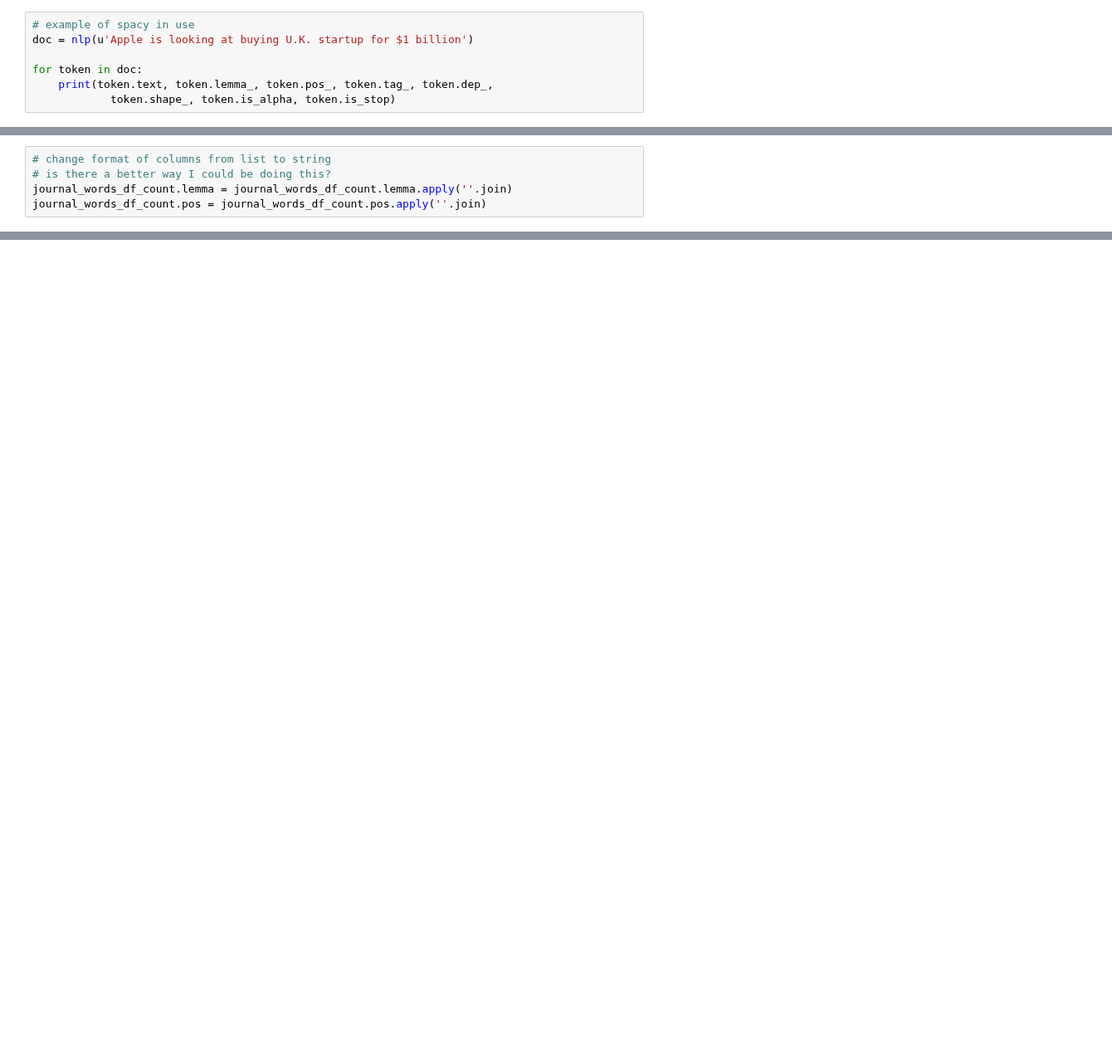
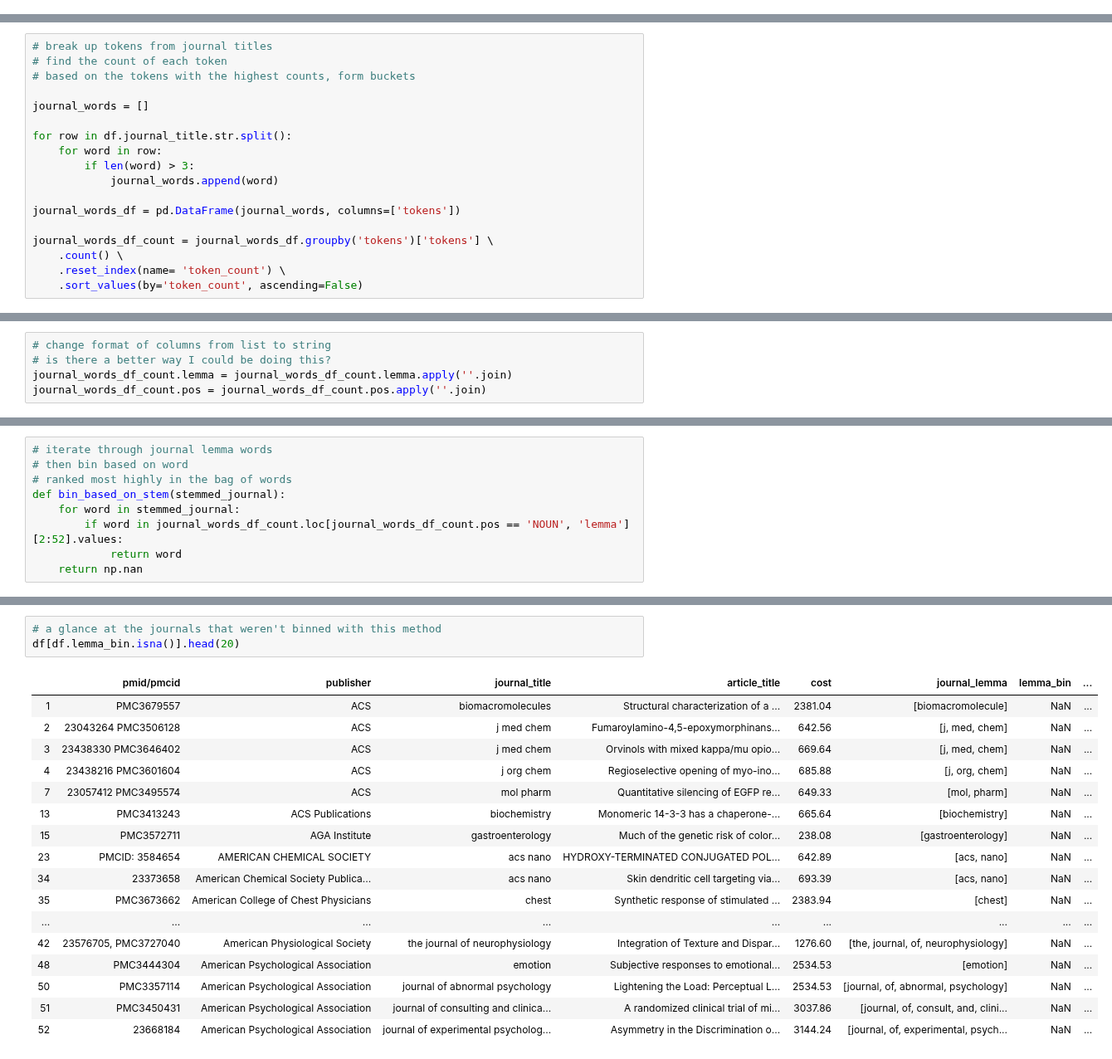
Before and after one commit to mrkjhsn/Thinkful-Exercises, a Jupyter notebook: data_cleaning_validation.ipynb, the cells around one changed output, grey strips where cells are left out. Shown at 83% size. Drawn from its saved outputs; the diff is of its cells as text; blank space fills up the shorter version.

```diff
--- a/data_cleaning_validation.ipynb
+++ b/data_cleaning_validation.ipynb
@@ -299,7 +282,0 @@ df.head()
-# %%
-# example of spacy in use
-doc = nlp(u'Apple is looking at buying U.K. startup for $1 billion')
-
-for token in doc:
-    print(token.text, token.lemma_, token.pos_, token.tag_, token.dep_,
-            token.shape_, token.is_alpha, token.is_stop)
@@ -317,0 +283,18 @@ billion billion NUM CD pobj xxxx True False
+# %%
+# break up tokens from journal titles
+# find the count of each token
+# based on the tokens with the highest counts, form buckets
+
+journal_words = []
+
+for row in df.journal_title.str.split():
+    for word in row:
+        if len(word) > 3:
+            journal_words.append(word)
+
+journal_words_df = pd.DataFrame(journal_words, columns=['tokens'])
+
+journal_words_df_count = journal_words_df.groupby('tokens')['tokens'] \
+    .count() \
+    .reset_index(name= 'token_count') \
+    .sort_values(by='token_count', ascending=False)
@@ -369,0 +374,9 @@ journal_words_df_count.loc[journal_words_df_count.pos == 'NOUN'].sort_values(by=
+# %%
+# iterate through journal lemma words
+# then bin based on word
+# ranked most highly in the bag of words
+def bin_based_on_stem(stemmed_journal):
+    for word in stemmed_journal:
+        if word in journal_words_df_count.loc[journal_words_df_count.pos == 'NOUN', 'lemma'][2:52].values:
+            return word
+    return np.nan
@@ -369,0 +419,21 @@ journal_words_df_count.loc[journal_words_df_count.pos == 'NOUN'].sort_values(by=
+# %%
+# a glance at the journals that weren't binned with this method
+df[df.lemma_bin.isna()].head(20)
+# %% [output]
+|  | pmid/pmcid | publisher | journal_title | article_title | cost | journal_lemma | lemma_bin | ... |
+| 1 | PMC3679557 | ACS | biomacromolecules | Structural characterization of a ... | 2381.04 | [biomacromolecule] | NaN | ... |
+| 2 | 23043264 PMC3506128 | ACS | j med chem | Fumaroylamino-4,5-epoxymorphinans... | 642.56 | [j, med, chem] | NaN | ... |
+| 3 | 23438330 PMC3646402 | ACS | j med chem | Orvinols with mixed kappa/mu opio... | 669.64 | [j, med, chem] | NaN | ... |
+| 4 | 23438216 PMC3601604 | ACS | j org chem | Regioselective opening of myo-ino... | 685.88 | [j, org, chem] | NaN | ... |
+| 7 | 23057412 PMC3495574 | ACS | mol pharm | Quantitative silencing of EGFP re... | 649.33 | [mol, pharm] | NaN | ... |
+| 13 | PMC3413243 | ACS Publications | biochemistry | Monomeric 14-3-3 has a chaperone-... | 665.64 | [biochemistry] | NaN | ... |
+| 15 | PMC3572711 | AGA Institute | gastroenterology | Much of the genetic risk of color... | 238.08 | [gastroenterology] | NaN | ... |
+| 23 | PMCID: 3584654 | AMERICAN CHEMICAL SOCIETY | acs nano | HYDROXY-TERMINATED CONJUGATED POL... | 642.89 | [acs, nano] | NaN | ... |
+| 34 | 23373658 | American Chemical Society Publica... | acs nano | Skin dendritic cell targeting via... | 693.39 | [acs, nano] | NaN | ... |
+| 35 | PMC3673662 | American College of Chest Physicians | chest | Synthetic response of stimulated ... | 2383.94 | [chest] | NaN | ... |
+| ... | ... | ... | ... | ... | ... | ... | ... | ... |
+| 42 | 23576705, PMC3727040 | American Physiological Society | the journal of neurophysiology | Integration of Texture and Dispar... | 1276.60 | [the, journal, of, neurophysiology] | NaN | ... |
+| 48 | PMC3444304 | American Psychological Association | emotion | Subjective responses to emotional... | 2534.53 | [emotion] | NaN | ... |
+| 50 | PMC3357114 | American Psychological Association | journal of abnormal psychology | Lightening the Load: Perceptual L... | 2534.53 | [journal, of, abnormal, psychology] | NaN | ... |
+| 51 | PMC3450431 | American Psychological Association | journal of consulting and clinica... | A randomized clinical trial of mi... | 3037.86 | [journal, of, consult, and, clini... | NaN | ... |
+| 52 | 23668184 | American Psychological Association | journal of experimental psycholog... | Asymmetry in the Discrimination o... | 3144.24 | [journal, of, experimental, psych... | NaN | ... |
```
Also changed, not shown: parts of 35 cells of this notebook.
